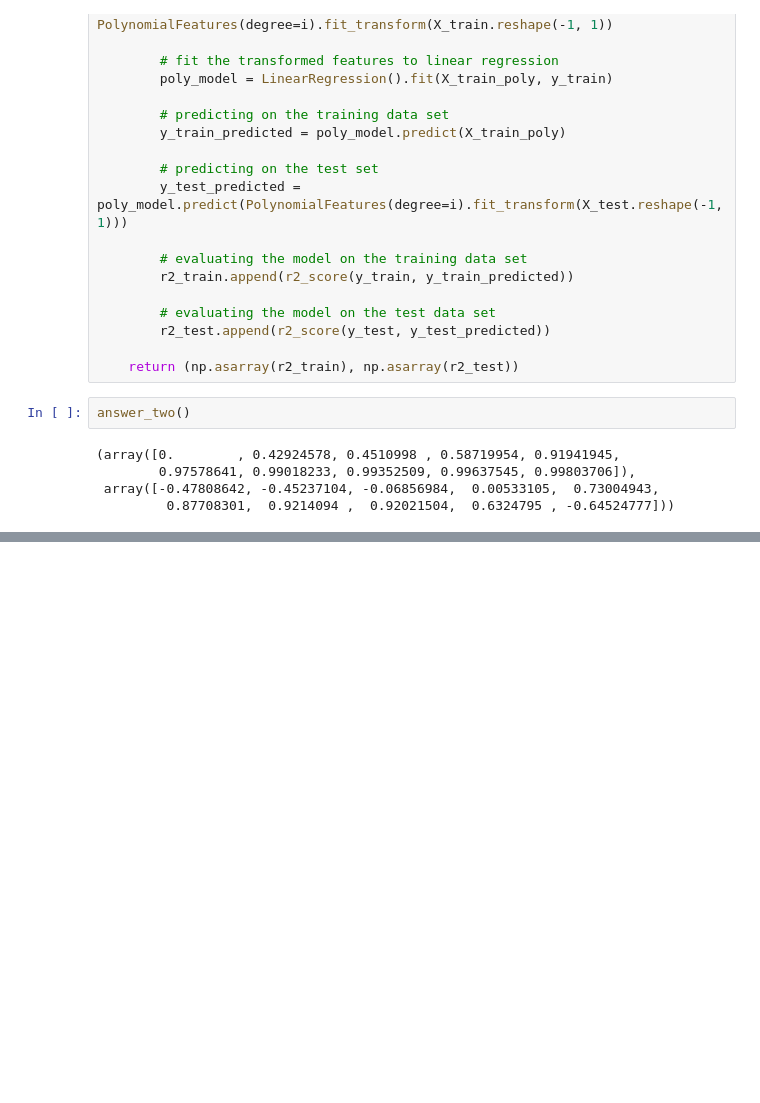
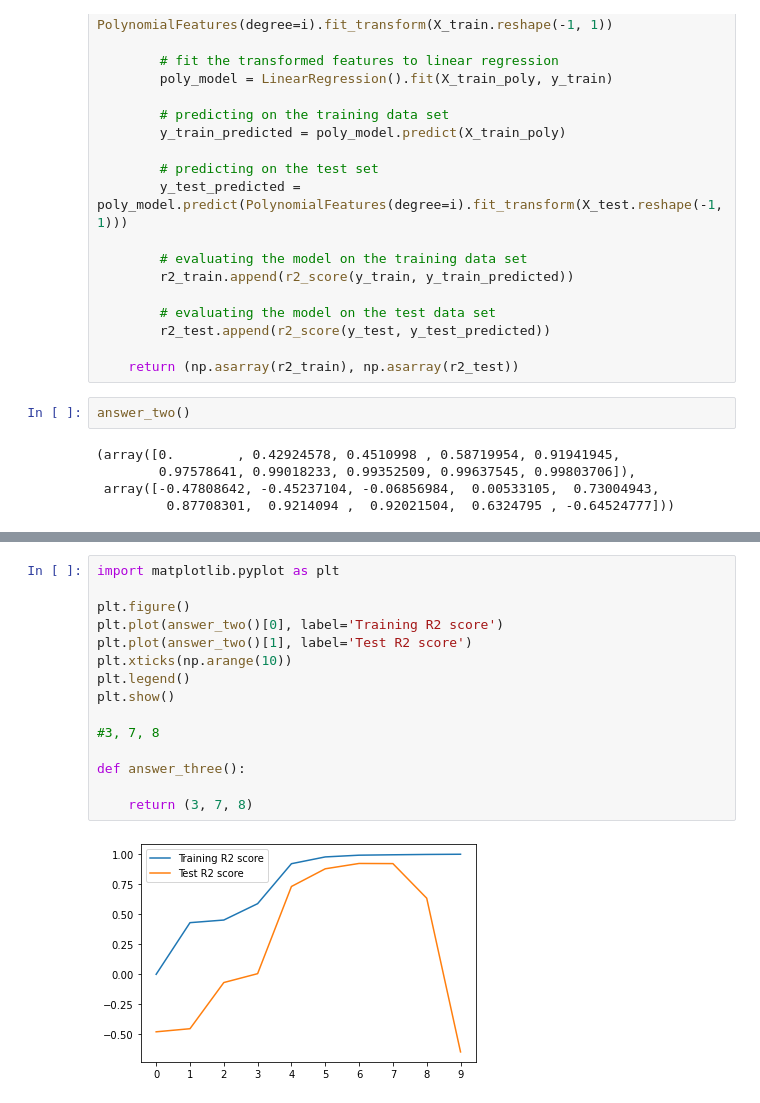
Before and after one commit to narottam90/umich_ds, a Jupyter notebook: ml/Assignment 2.ipynb, the cells around one changed output, grey strips where cells are left out. Saved outputs shown, nothing was run; the diff lists cells and outputs as text; blank space fills up the shorter version.

```diff
--- a/ml/Assignment 2.ipynb
+++ b/ml/Assignment 2.ipynb
@@ -126,0 +135,17 @@ answer_two()
+# %%
+import matplotlib.pyplot as plt
+
+plt.figure()
+plt.plot(answer_two()[0], label='Training R2 score')
+plt.plot(answer_two()[1], label='Test R2 score')
+plt.xticks(np.arange(10))
+plt.legend()
+plt.show()
+
+#3, 7, 8
+
+def answer_three():
+
+    return (3, 7, 8)
+# %% [output]
+[figure, added]
```
Also changed, not shown: parts of 3 cells of this notebook.
